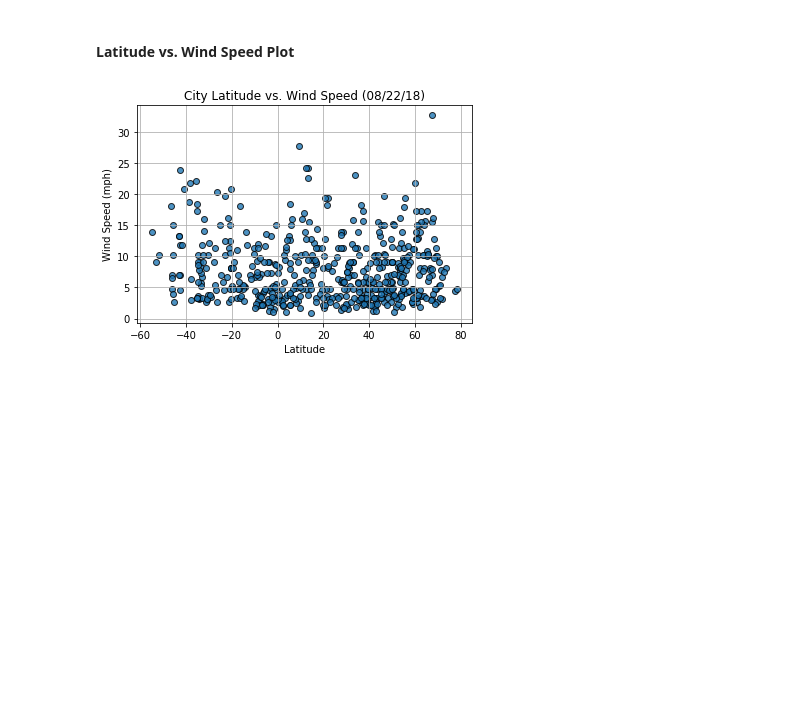
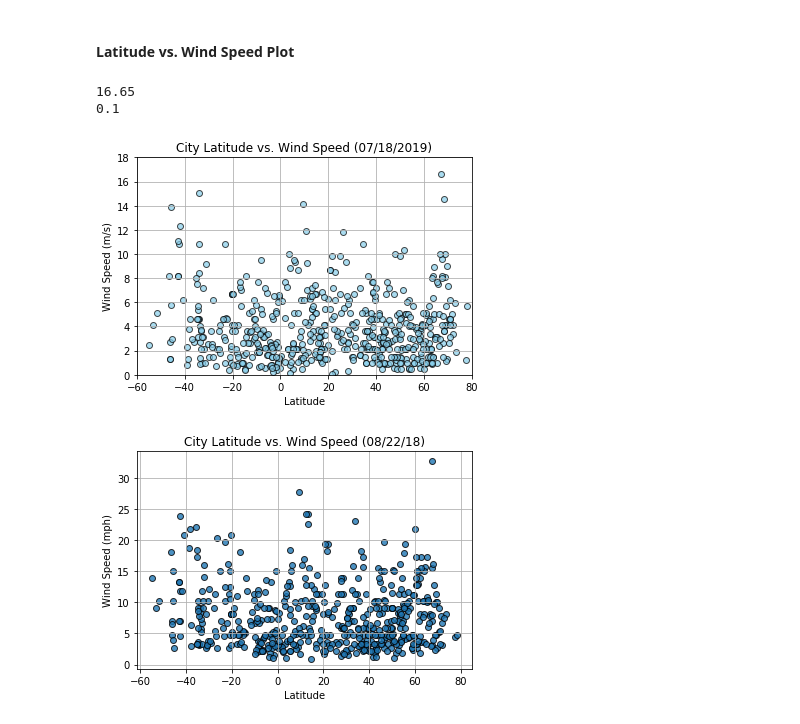
Before and after one commit to ngb1/HW6-Python-API, a Jupyter notebook: starter_code/WeatherPy_progress.ipynb, the cells around one changed output. Drawn from its saved outputs; the diff is of its cells as text; code cells hidden in the pictures; blank space fills up the shorter version.

```diff
--- a/starter_code/WeatherPy_progress.ipynb
+++ b/starter_code/WeatherPy_progress.ipynb
@@ -180,6 +370,42 @@ dtype: int64
 [figure]
 # %% [markdown]
 #### Latitude vs. Wind Speed Plot
+# %%
+ws_max = weather_pd["Wind Speed"].max()
+ws_min = weather_pd["Wind Speed"].min()
+
+print(ws_max)
+print(ws_min)
+# %% [output]
+16.65
+0.1
+# %%
+# Build a scatter plot for each data type
+plt.scatter(x=weather_pd["Lat"], y=weather_pd["Wind Speed"], marker="o", alpha=0.7,
+            edgecolors="black", facecolors="skyblue")
+
+# Incorporate the other graph properties
+#x = [-60,80]
+
+plt.ylim((ws_min,ws_max+1))
+plt.xlim((lat_min,lat_max+1))
+plt.yticks(np.arange(0,18+1, 2.0))
+plt.xticks(np.arange(-60,90+1, 20.0))
+plt.grid(True)
+
+
+
+plt.title("City Latitude vs. Wind Speed (07/18/2019)")
+plt.ylabel("Wind Speed (m/s)")
+plt.xlabel("Latitude")
+
+# Save the figure
+plt.savefig("WindSpeedInWorldCities.png")
+
+# Show plot
+plt.show()
+# %% [output]
+[figure, added]
 # %%
 # %% [output]
 [figure]
```
Also changed, not shown: parts of 13 cells of this notebook, 5 other files.
